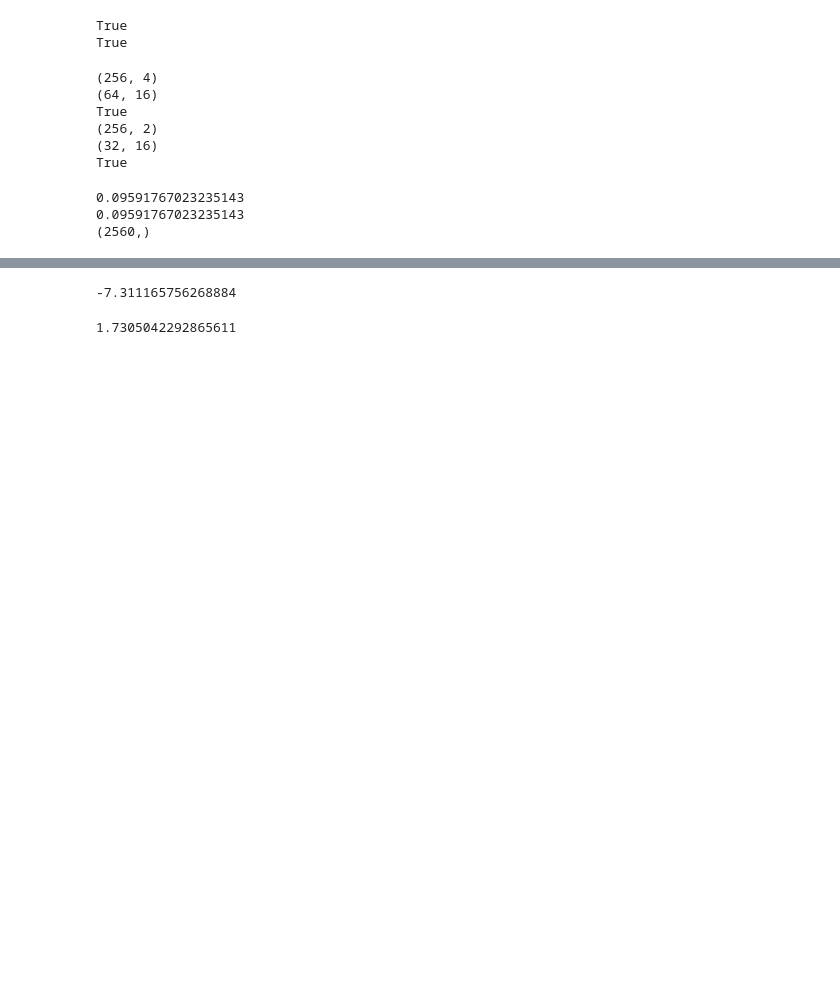
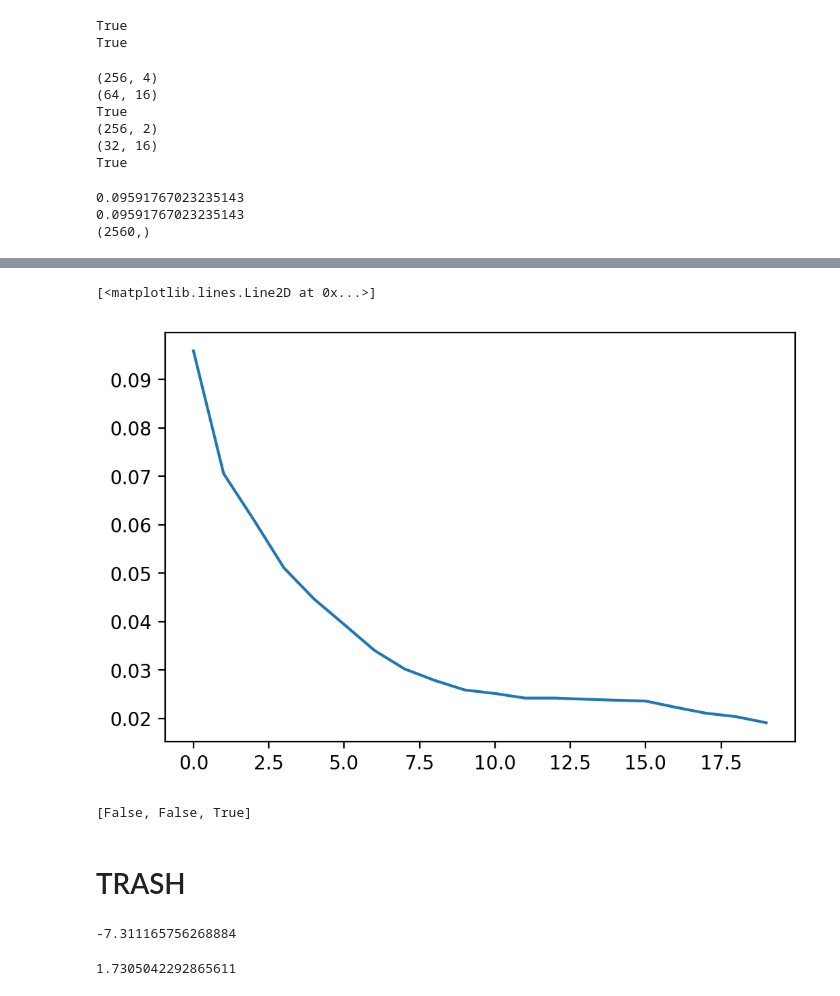
Before and after one commit to EmilianoG-byte/opentn, a Jupyter notebook: experiments/trust_region.ipynb, the cells around one changed output, grey strips where cells are left out. Drawn from its saved outputs; the diff is of its cells as text; code cells hidden in the pictures; blank space fills up the shorter version.

Commit message:
add stiefel optimization functions

```diff
--- a/experiments/trust_region.ipynb
+++ b/experiments/trust_region.ipynb
@@ -183,0 +489,2 @@ def hessian_riem_vec(xi):
+# %%
+xi_dk_test = riemannian_hessian(rgrad_f, xi_init_real)
@@ -183,0 +523,32 @@ def hessian_riem_vec(xi):
+# %%
+# lets do the actual simulations now with the correct shapes:
+# generate the new xs with all the same sizes
+from opentn.transformations import choi2ortho, ortho2choi
+from opentn.optimization import model_Ys_stiefel
+
+# NOTE: changed now to .real on second element but haven't ran with it.
+xs_init_2_real = [x1_truncated.real, factorize_psd_truncated(psd=super2choi(exp_Lvec_even), chi_max=4, eps=1e-15).real ,x1_truncated.real]
+# they are all the size (256,4)
+# now convert them into the matrices that are actually orthonormal
+xs_init_2_ortho = [choi2ortho(op) for op in xs_init_2_real]
+print([np.allclose(op.conj().T@op, np.eye(dim)) for op in xs_init_2_ortho])
+
+# now the function needs to accept the orthonormal ones
+f_stiefel = lambda xi: frobenius_norm(model_Ys_stiefel(xi), exp_Lvec)
+print(f_stiefel(xs_init_2_ortho))
+
+# and we can use our gradient with this function:
+grad_stiefel_vec = lambda xi: rgrad_f_vec(xi, f_stiefel)
+print(grad_stiefel_vec(xs_init_2_ortho).shape)
+# this is the unvectorized one to use with the hessian
+grad_stiefel = lambda xi: rgrad_f(xi, f_stiefel)
+print([ op.shape for op in grad_stiefel(xs_init_2_ortho)])
+
+# now we construct the riemannian
+# hessian_columns = riemannian_hessian(grad_stiefel, xs_init_2_ortho, vectorize=False)
+# hessian_full = riemannian_hessian_vec(grad_stiefel, xs_init_2_ortho)
+hessian_stiefel = lambda xi: riemannian_hessian_vec(grad_stiefel, xi)
+# unit_matrices = get_unit_matrices(xs_init_2_ortho)
+# k = 0
+# _, jvp_eval = jax.jvp(grad_stiefel, (xs_init_2_ortho,), ([jnp.zeros_like(op) if l!=i else jnp.roll(unit_matrices[l],k) for l,op in enumerate(xs_init_2_ortho)],))
+# print(len(jvp_eval))
@@ -183,0 +569,6 @@ def hessian_riem_vec(xi):
+# %%
+# lets see if the optimization runs even, its scary but lets try it out at least.
+from opentn.trust_region_rcopt import riemannian_trust_region_optimize
+xs, f_iter, err_iter = riemannian_trust_region_optimize(
+    f_stiefel, retract_x, grad_stiefel_vec, hessian_stiefel, xs_init_2_ortho
+)
@@ -184,3 +593,20 @@ def hessian_riem_vec(xi):
+# %%
+import matplotlib.pyplot as plt
+
+plt.figure(dpi=200)
+plt.plot(f_iter)
+# %% [output]
+[<matplotlib.lines.Line2D at 0x...>]
+[figure, added]
+# %%
+# I need to check if the matrices are actually isometries
+from opentn.stiefel import check_isometry
+
+check_isometry(xs)
+# %% [output]
+[False, False, True]
+# %% [markdown]
+# TRASH
 # %%
 lambda metric(rgrad_f(xi_init)[0], v, xi_init[0])
 # %% [output]
```
Also changed, not shown: parts of 38 cells of this notebook, 4 other files.
